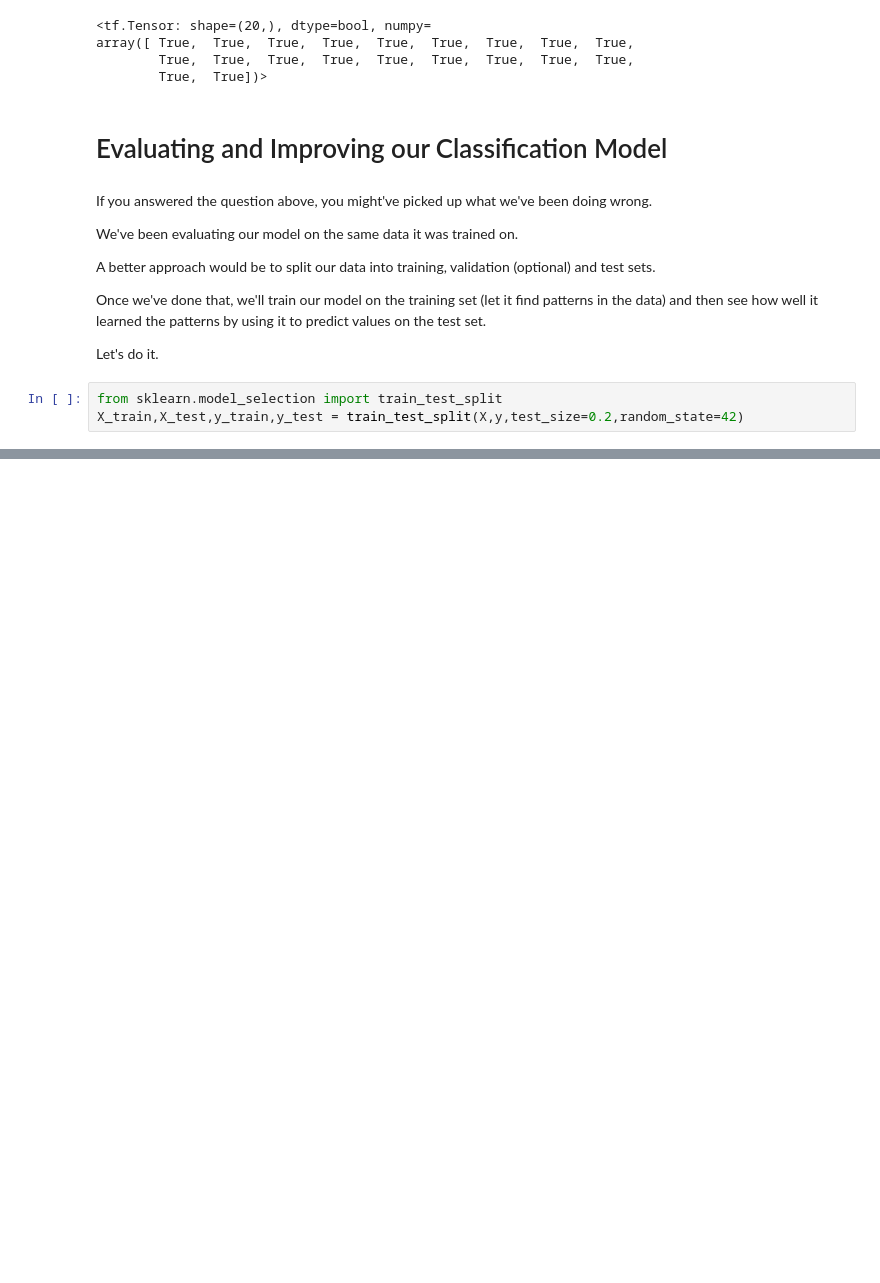
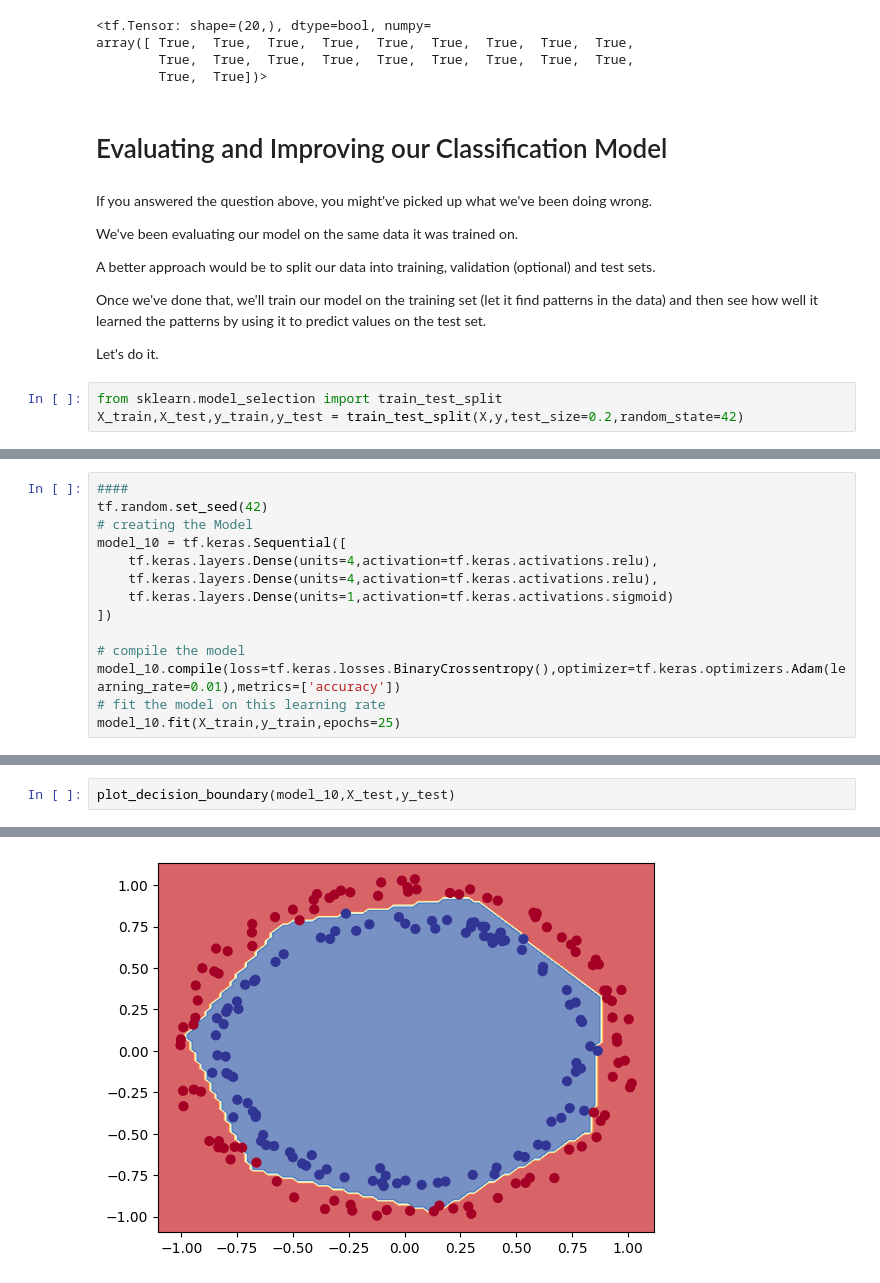
Before and after one commit to MusadaqTanvir/TensforFlowCodes, a Jupyter notebook: 02_Neural_Network_Classification_with_TensorFlow.ipynb, the cells around one changed output, grey strips where cells are left out. Cells and saved outputs as stored; diff of their text form; blank space fills up the shorter version.

```diff
--- a/02_Neural_Network_Classification_with_TensorFlow.ipynb
+++ b/02_Neural_Network_Classification_with_TensorFlow.ipynb
@@ -704,0 +821,14 @@ doing binary classifcation...
+# %%
+####
+tf.random.set_seed(42)
+# creating the Model
+model_10 = tf.keras.Sequential([
+    tf.keras.layers.Dense(units=4,activation=tf.keras.activations.relu),
+    tf.keras.layers.Dense(units=4,activation=tf.keras.activations.relu),
+    tf.keras.layers.Dense(units=1,activation=tf.keras.activations.sigmoid)
+])
+
+# compile the model
+model_10.compile(loss=tf.keras.losses.BinaryCrossentropy(),optimizer=tf.keras.optimizers.Adam(learning_rate=0.01),metrics=['accuracy'])
+# fit the model on this learning rate
+model_10.fit(X_train,y_train,epochs=25)
@@ -704,0 +860,3 @@ doing binary classifcation...
+# %%
+plot_decision_boundary(model_10,X_test,y_test)
+# %% [output]
@@ -704,0 +865 @@ doing binary classifcation...
+[figure, added]
```
Also changed, not shown: parts of 16 cells of this notebook.
